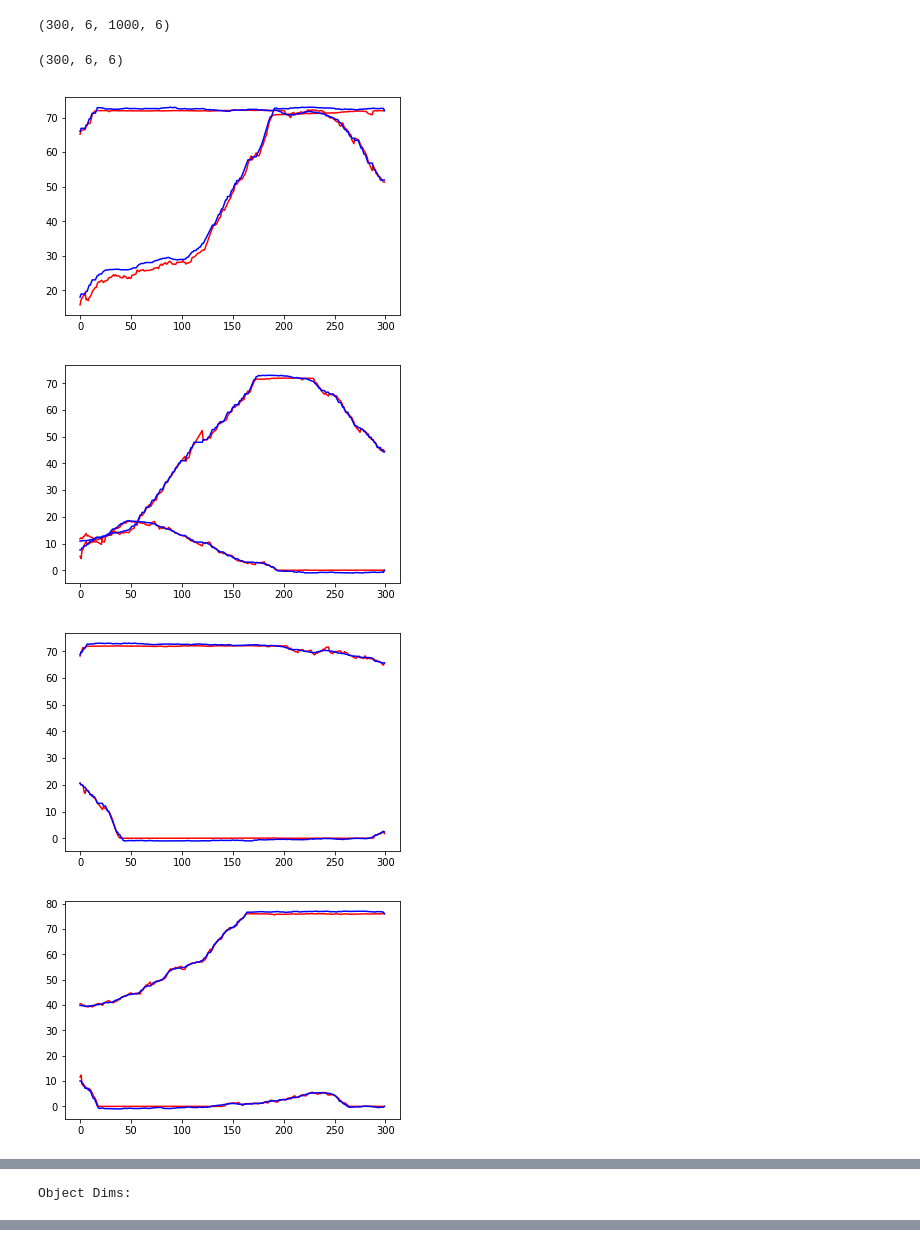
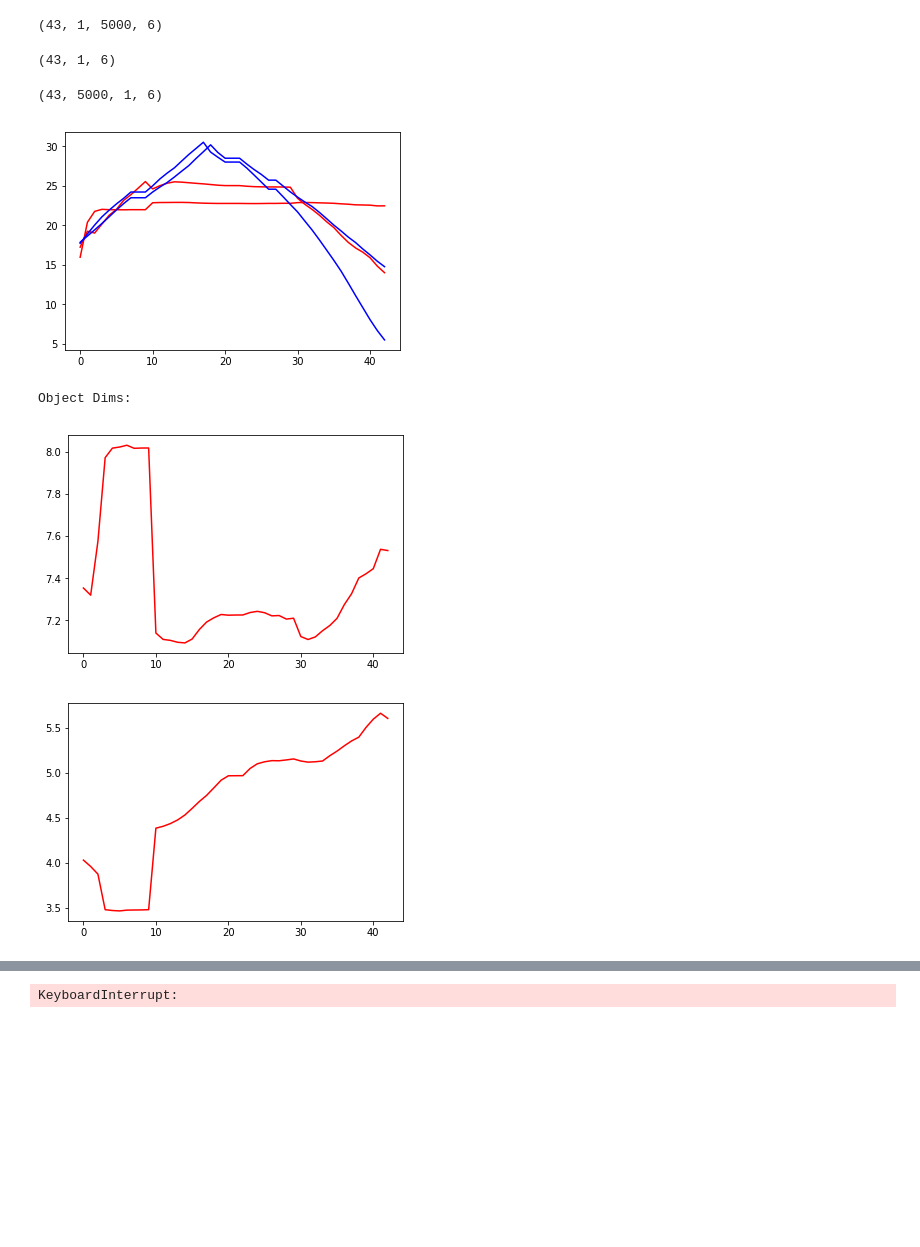
Before and after one commit to npetrenko/particle_tracker, a Jupyter notebook: multi_agent.ipynb, the cells around one changed output, grey strips where cells are left out. Saved outputs shown, nothing was run; the diff lists cells and outputs as text; code cells hidden in the pictures; blank space fills up the shorter version.

```diff
--- a/multi_agent.ipynb
+++ b/multi_agent.ipynb
@@ -9,10 +12,10 @@ from scipy.special import logsumexp
 # %%
-im_x = 80
-im_y = 80
+im_x = 30
+im_y = 30
 
-seqlen = 300
+seqlen = 200
 
-n_agents = 6
+n_agents = 1
 # %%
 env = Env(*[Agent(im_x, im_y) for _ in range(n_agents)])
 # %%
@@ -49,9 +49,15 @@ def evol_model(particles):
     vel = particles[:,4:]
 
     vel += np.random.normal(size=vel.shape)/12
-    vel = np.clip(vel, -1, 1)
+    vel = np.clip(vel, -3, 3)
 
     xy += vel
+
+    f = np.logical_or( xy[:,0] < 0, xy[:,0] > im_x)
+    vel[f,0] *= -1
+
+    f = np.logical_or( xy[:,1] < 0, xy[:,1] > im_y)
+    vel[f,1] *= -1
 
     wh += np.random.normal(size=wh.shape)/40
     wh = np.clip(wh, 1, 30)
@@ -84,7 +90,7 @@ def observe_model(particles, observe, beta=None):
         tmp = logsumexp(ds, b=beta[:,np.newaxis], axis=0)
         #print(beta)
         #print(tmp)
-        if np.max(beta) < 1e-5:
+        if np.max(beta) < 1e-3:
             return 0
         else:
             return tmp
@@ -94,10 +100,11 @@ def observe_model(particles, observe, beta=None):
 filters = []
 aa_ = env.step(see_all=True)
 for i in range(n_agents):
-    filt = ParticleFilter(1000, 4 + 2, evol_model, observe_model, resample_2entropy=0.8)
+    filt = ParticleFilter(5000, 4 + 2, evol_model, observe_model, resample_criterion=0.1)
     aa = aa_[i]
-    filt.particles[:, :2] = aa[:2] + np.random.normal(size=filt.particles[:, :2].shape)*3
-    filt.particles[:, 2:4] = np.clip(aa[2:4] - aa[:2] + np.random.normal(size=filt.particles[:, 2:4].shape)*3, 1, 100)
+    filt.particles[:,4:] = np.random.normal(size=filt.particles[:, 4:].shape)*5
+    filt.particles[:, :2] = aa[:2] + np.random.normal(size=filt.particles[:, :2].shape)*0.5
+    filt.particles[:, 2:4] = np.clip(aa[2:4] - aa[:2] + np.random.normal(size=filt.particles[:, 2:4].shape)*0.5, 1, 100)
     filters.append(filt)
 # %%
 observe = []
@@ -119,6 +126,7 @@ agent.w, agent.h
 # ao = iter(ao)
 # %%
 filtrated = [[]]
+fed = [[]]
 
 for obs in observe:
 #obs = next(ao)
@@ -129,8 +137,11 @@ for obs in observe:
             ds = observe_model(filt.particles, [oo])[0] + filt.logweights
             #print('logweights {} {}: {}'.format(i, j, ds))
             betamat[i, j] = np.mean(np.exp(ds))
-
+    #betamat[np.isnan(betamat)] = 0
     #print(betamat)
+    if np.any(np.isnan(betamat)):
+        print('broken!')
+        break
 
     betaij = np.zeros_like(betamat)
     for perm in all_permutations(len(filters) - 1):
@@ -139,10 +150,13 @@ for obs in observe:
 
     betaij /= np.sum(betaij)
     #print(betaij)
+    #betaij[np.isnan(betaij)] = 0
 
     for i, filt in enumerate(filters):
         part, w = filt.step(obs, betaij[i,:])
+        fed[-1].append((part, w))
         ix = np.random.choice(np.arange(len(part)), size=len(part), p=w)
         filtrated[-1].append(part[ix])
         #print('after update {}'.format(filt.logweights))
     filtrated.append([])
+    fed.append([])
@@ -166,7 +187,7 @@ filtrated = np.array(filtrated[:-1])
 # %%
 filtrated.shape
 # %% [output]
-(300, 6, 1000, 6)
+(43, 1, 5000, 6)
 # %%
 filtrated = filtrated.transpose([0,2,1,3])
 # %%
@@ -174,21 +195,26 @@ fmean = filtrated.mean(axis=1)
 # %%
 fmean.shape
 # %% [output]
-(300, 6, 6)
+(43, 1, 6)
+# %%
+filtrated.shape
+# %% [output]
+(43, 5000, 1, 6)
 # %%
+lfm = fmean.shape[0]
 for i in range(n_agents):
-    plt.plot(range(seqlen), fmean[:,i,:2], c='r')
-    plt.plot(range(seqlen), true[:,i], c='b')
+    plt.plot(range(fmean.shape[0]), fmean[:,i,:2], c='r')
+    plt.plot(range(fmean.shape[0]), true[:lfm,i], c='b')
     plt.show()
 
 print('\n\n\nObject Dims:')
-plt.plot(range(seqlen), fmean[:,:,2], c='r')
+plt.plot(range(fmean.shape[0]), fmean[:,:,2], c='r')
 plt.show()
 
-plt.plot(range(seqlen), fmean[:,:,3], c='r')
+plt.plot(range(fmean.shape[0]), fmean[:,:,3], c='r')
 plt.show()
 # %% [output]
-[figure, old version]
+[figure, new version]
+Object Dims:
-[figure, old version]
+[figure, new version]
-[figure, old version]
+[figure, new version]
-[figure, removed]
@@ -197 +220,0 @@ plt.show()
-Object Dims:
@@ -199,0 +239,19 @@ Object Dims:
+# %%
+images = []
+key = np.random.randint(0, 255, 3)
+
+for i, obs in enumerate(true):
+    im = np.zeros([im_x, im_y, 3])
+    pred = filtrated[i]
+
+    for particle in range(filtrated.shape[1]):
+        for filt in range(fmean.shape[1]):
+            f = pred[particle, filt][:2].astype('int')
+            im[tuple(f)] = (key*(filt+1))%255#filt + 2
+    for h, obj in enumerate(obs):
+        im[tuple(obj.astype('int'))] = (255,0,0)
+    images.append(im)
+    if i > 100:
+        break
+# %% [output]
+KeyboardInterrupt:
```
Also changed, not shown: parts of 13 cells of this notebook, 3 other files.
